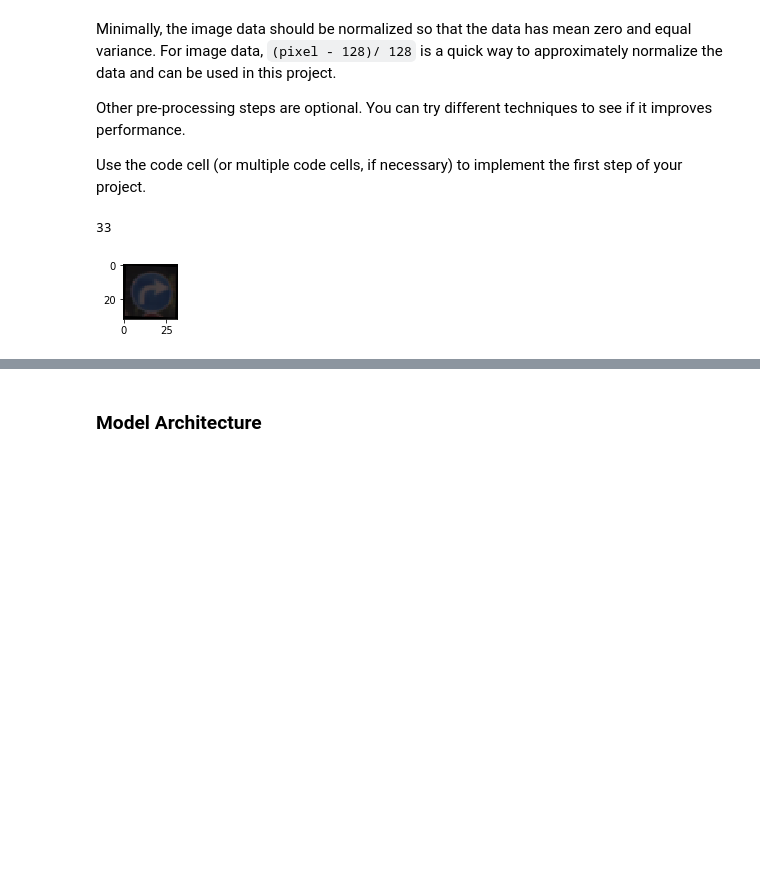
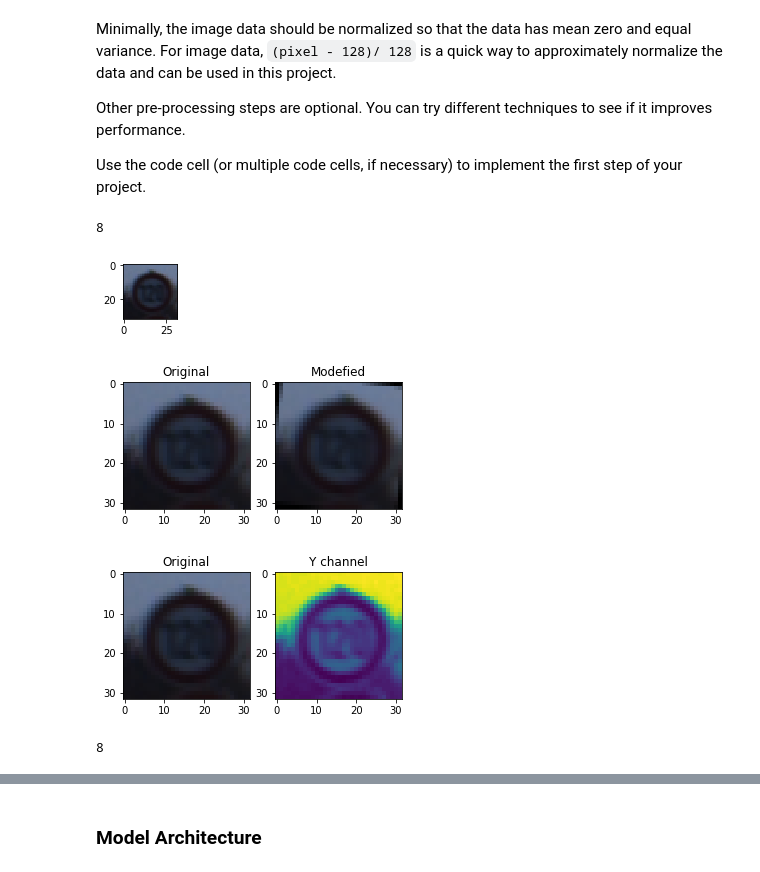
Before and after one commit to elias3/CarND-Traffic-Sign-Classifier-Project, a Jupyter notebook: Traffic_Sign_Classifier.ipynb, the cells around one changed output, grey strips where cells are left out. Cells and saved outputs as stored; diff of their text form; code cells hidden in the pictures; blank space fills up the shorter version.

```diff
--- a/Traffic_Sign_Classifier.ipynb
+++ b/Traffic_Sign_Classifier.ipynb
@@ -177,39 +198,69 @@ kernel_motion_blur = kernel_motion_blur / size
 
 def generateSample(img):
     pixel_range = (-2,3)
     scale_range = (0.9,1.1)
     rotation_range = (-15,16) # in degrees
     petrurbed = np.random.randint(pixel_range[0],pixel_range[1])
     rotation = np.random.randint(rotation_range[0],rotation_range[1])
     scale = (scale_range[1] - scale_range[0]) * np.random.random_sample() + scale_range[0]
 
     rows,cols, c = img.shape
 
     # blur image at probability of 0.1
     blur_prob = 0.2
 
     if blur_prob >= np.random.random_sample():
         img = cv2.filter2D(img, -1, kernel_motion_blur)
         #img = cv2.medianBlur(img,5)
         #img = cv2.GaussianBlur(img,(5,5),0)
 
     M = cv2.getRotationMatrix2D((cols/2 + petrurbed,rows/2 + petrurbed),rotation, scale)
     dst = cv2.warpAffine(img,M,(cols,rows))
 
     return dst.reshape(dst.shape[0],dst.shape[1],c)
 
 
-fig=plt.figure(figsize=(1, 1))
-fig.add_subplot(1, 2, 1)
-plt.imshow(img)
-fig.add_subplot(1, 2, 2)
+plt.figure(figsize=(1,1))
+plt.imshow(image)
+print(y_train[index])
+
+
+
+fig=plt.figure(figsize=(5, 5))
+ax1 = fig.add_subplot(1, 2, 1)
+ax1.title.set_text('Original')
+plt.imshow(image)
+ax2 = fig.add_subplot(1, 2, 2)
+ax2.title.set_text('Modefied')
 plt.imshow(generateSample(image))
 plt.show()
 
+
+def convert_single_channel(img):
+#     img_y = cv2.cvtColor(img, (cv2.COLOR_BGR2YUV))[:,:,0]
+#     img_y = (img_y / 255.).astype(np.float32)
+#    # img_y = (equalize_adapthist(img_y,) - 0.5)
+#     img_y = img_y.reshape(img_y.shape + (1,))
+#     return img_y
+    img_yuv = cv2.cvtColor(img, cv2.COLOR_RGB2YUV)
+    y, u, v = cv2.split(img_yuv)
+    return y
+
+fig=plt.figure(figsize=(5, 5))
+ax1 = fig.add_subplot(1, 2, 1)
+ax1.title.set_text('Original')
+plt.imshow(image)
+ax2 = fig.add_subplot(1, 2, 2)
+ax2.title.set_text('Y channel')
+plt.imshow(convert_single_channel(image))
+plt.show()
 print(y_train[index])
 # %% [output]
-33
+8
-[figure, old version]
+[figure, new version]
+[figure, added]
+[figure, added]
+8
 # %%
 ### Preprocess the data here. It is required to normalize the data. Other preprocessing steps could include
 ### converting to grayscale, etc.
```
Also changed, not shown: parts of 3 cells of this notebook, 7 other files.
